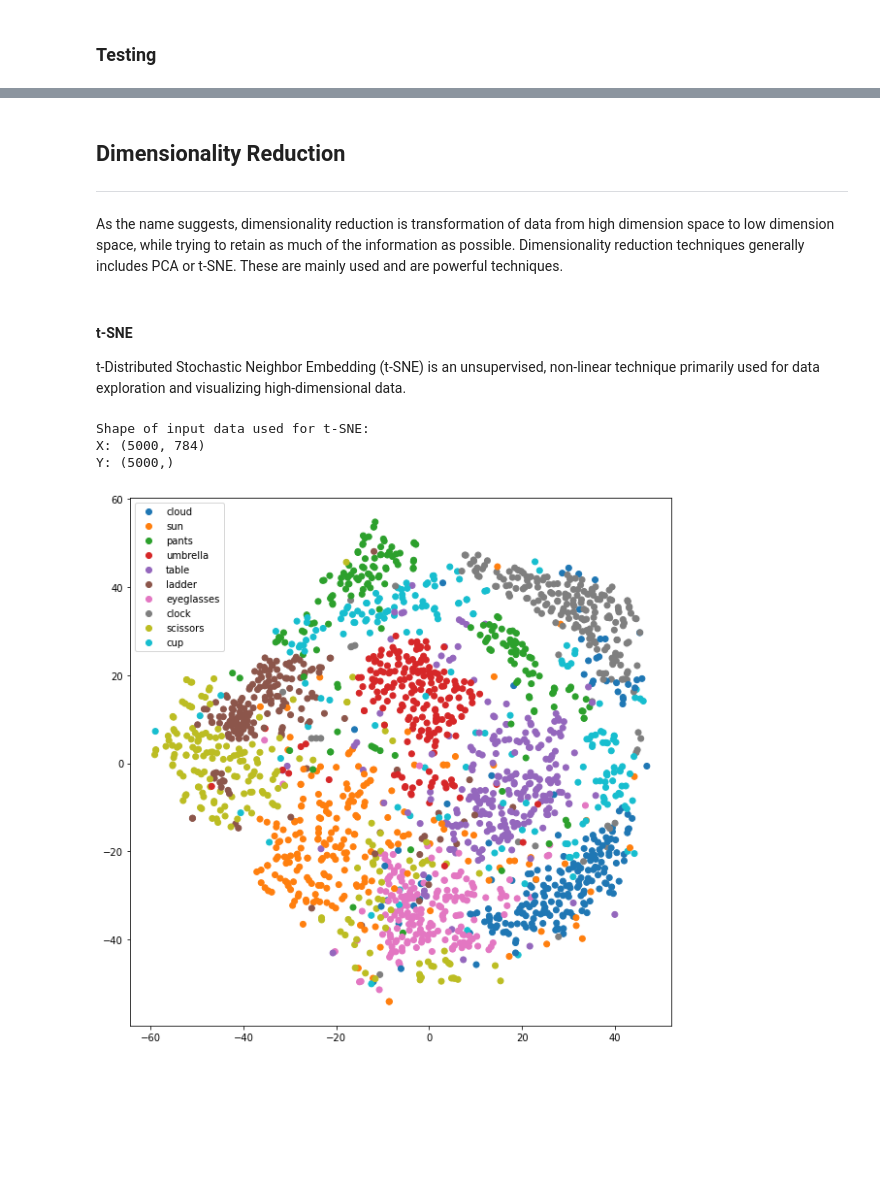
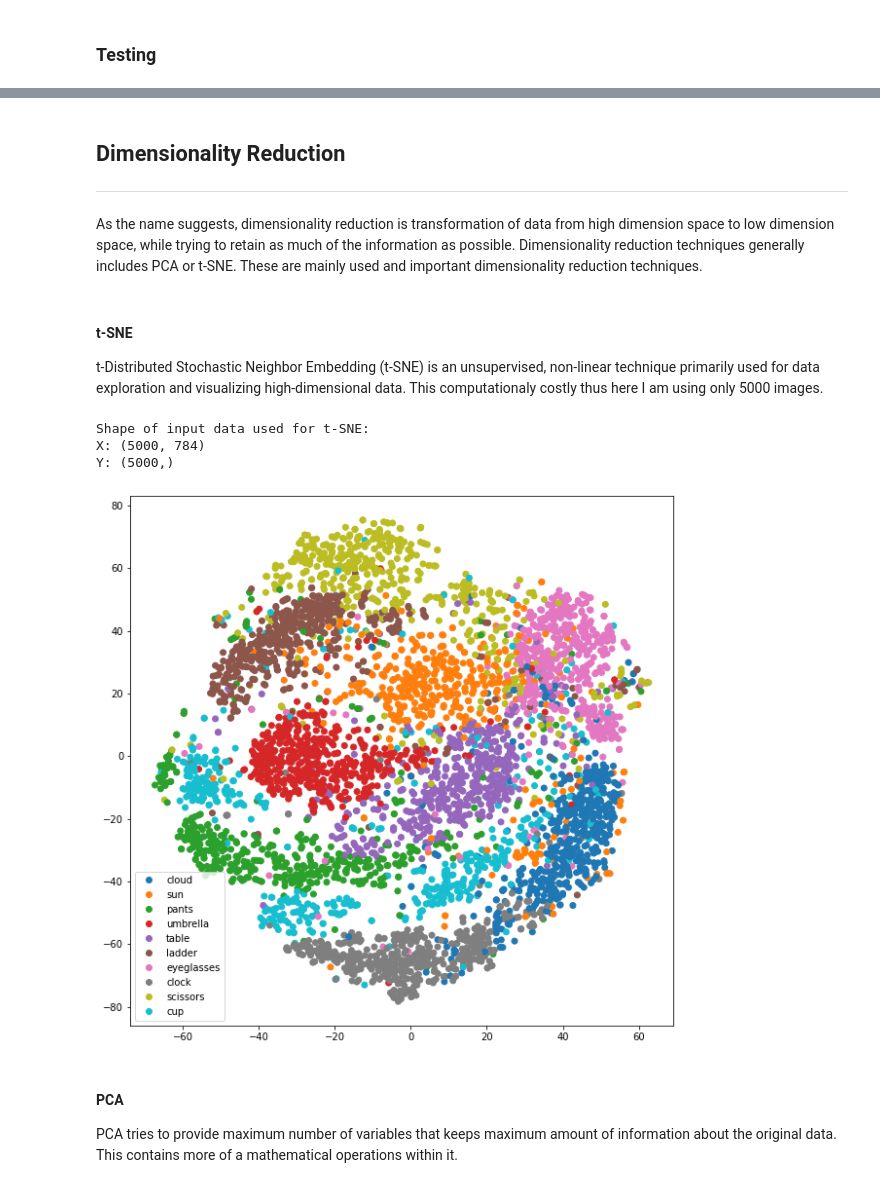
Before and after one commit to pr2tik1/blog, a Jupyter notebook: _notebooks/2020-09-08-Sketch-Recognition.ipynb, the cells around one changed output, grey strips where cells are left out. Cells and saved outputs as stored; diff of their text form; code cells hidden in the pictures; blank space fills up the shorter version.

```diff
--- a/_notebooks/2020-09-08-Sketch-Recognition.ipynb
+++ b/_notebooks/2020-09-08-Sketch-Recognition.ipynb
@@ -310,11 +340,12 @@ Test Loss: 0.131 | Test Acc: 96.11%
 # %% [markdown]
 ## Dimensionality Reduction
----
-As the name suggests, dimensionality reduction is transformation of data from high dimension space to low dimension space, while trying to retain as much of the information as possible. Dimensionality reduction techniques generally includes PCA or t-SNE. These are mainly used and are powerful techniques.
+****
+
+As the name suggests, dimensionality reduction is transformation of data from high dimension space to low dimension space, while trying to retain as much of the information as possible. Dimensionality reduction techniques generally includes PCA or t-SNE. These are mainly used and important dimensionality reduction techniques.
 # %% [markdown]
 #### t-SNE
 
- t-Distributed Stochastic Neighbor Embedding (t-SNE) is an unsupervised, non-linear technique primarily used for data exploration and visualizing high-dimensional data.
+t-Distributed Stochastic Neighbor Embedding (t-SNE) is an unsupervised, non-linear technique primarily used for data exploration and visualizing high-dimensional data. This computationaly costly thus here I am using only 5000 images.
 # %%
 #collapse-hide
 X = np.reshape(x_train, (x_train.shape[0], 28 * 28))[0:5000]
@@ -326,7 +357,11 @@ X: (5000, 784)
 Y: (5000,)
 # %%
 #collapse-hide
-out_x = get_tsne(X, n_components=2, n_images=2000)
-plot_representations(out_x, y, class_names, n_images=2000)
+out_x = get_tsne(X, n_components=2, n_images= 5000)
+plot_representations(out_x, y, class_names, n_images= 5000)
 # %% [output]
-[figure, old version]
+[figure, new version]
+# %% [markdown]
+#### PCA
+
+PCA tries to provide maximum number of variables that keeps maximum amount of information about the original data. This contains more of a mathematical operations within it.
```
Also changed, not shown: parts of 24 cells of this notebook, 2 other files.
